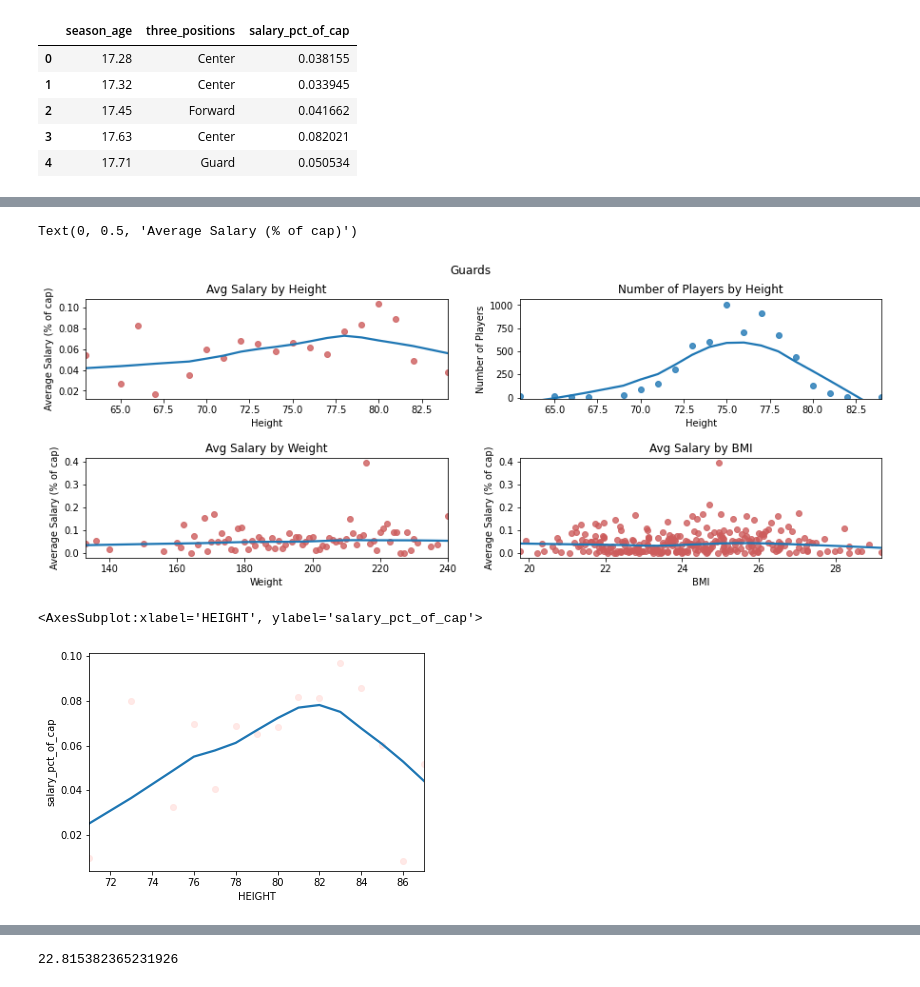
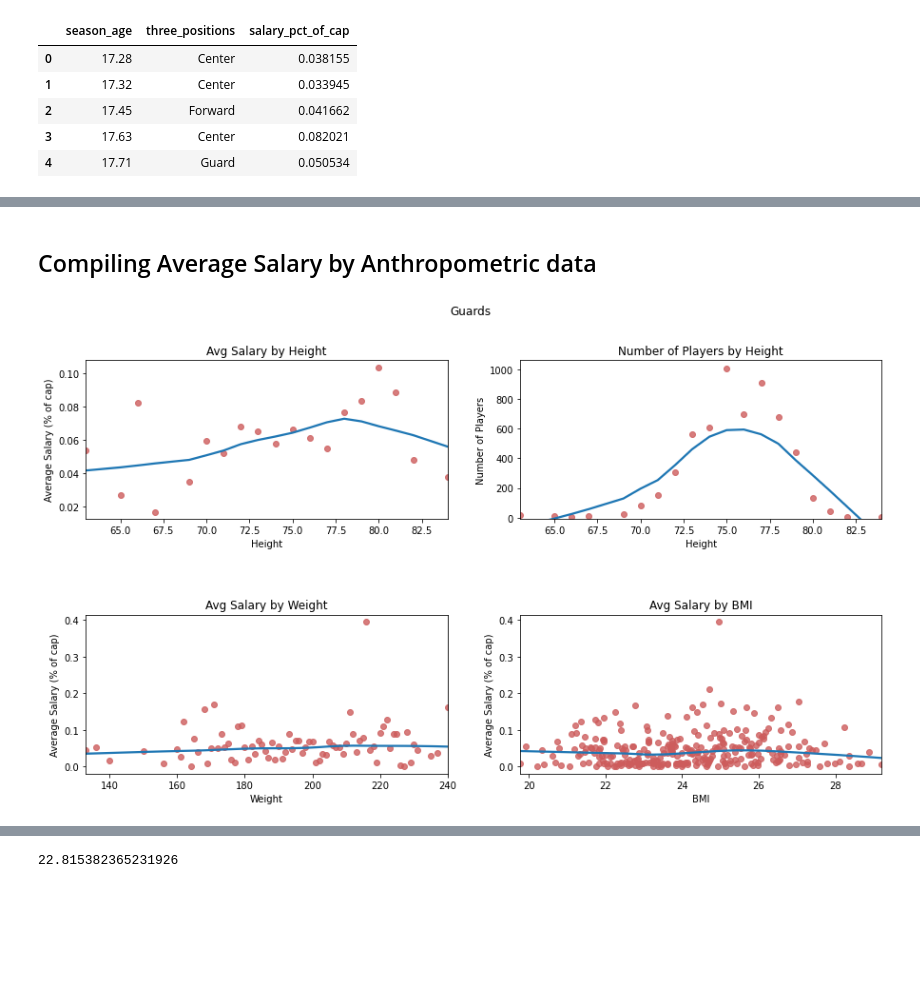
Before and after one commit to wfordh/nba_salaries_work, a Jupyter notebook: salary_analysis_plots.ipynb, the cells around one changed output, grey strips where cells are left out. Cells and saved outputs as stored; diff of their text form; code cells hidden in the pictures; blank space fills up the shorter version.

Commit message:
update main age curve plots

```diff
--- a/salary_analysis_plots.ipynb
+++ b/salary_analysis_plots.ipynb
@@ -428,3 +444,5 @@ sns.regplot(
+# %% [markdown]
+## Compiling Average Salary by Anthropometric data
 # %%
 player_salary_data["BMI"] = player_salary_data.apply(lambda row: 703.0*(row.WEIGHT / row.HEIGHT**2), axis=1)
 # %%
@@ -440,7 +458,7 @@ salary_bmi_data = player_salary_data.groupby(
     ["BMI", "three_positions"]
 ).salary_pct_of_cap.agg(["mean", "count"]).reset_index()
 # %%
-fig, ax = plt.subplots(2, 2, figsize=(15, 5))
+fig, ax = plt.subplots(2, 2, figsize=(15, 8))
 fig.suptitle("Guards")
 # fig.tight_layout(h_pad=4)
 plt.subplots_adjust(wspace=0.2, hspace=0.6)
@@ -467,43 +485,33 @@ sns.regplot(
 )
 ax[0, 1].set_title("Number of Players by Height")
 ax[0, 1].set_xlabel("Height")
 ax[0, 1].set_ylabel("Number of Players")
 ax[0, 1].set_ylim(bottom=-10)
 
 sns.regplot(
     data = salary_wt_data.loc[salary_wt_data.three_positions=="Guard"],
     x="WEIGHT",
     y="mean",
     lowess=True,
     scatter_kws={"color":"indianred"},
     ax=ax[1, 0]
 )
 ax[1, 0].set_title("Avg Salary by Weight")
 ax[1, 0].set_xlabel("Weight")
 ax[1, 0].set_ylabel("Average Salary (% of cap)")
 
 sns.regplot(
     data = salary_bmi_data.loc[salary_bmi_data.three_positions=="Guard"],
     x="BMI",
     y="mean",
     lowess=True,
     scatter_kws={"color":"indianred"},
     ax=ax[1, 1]
 )
 ax[1, 1].set_title("Avg Salary by BMI")
 ax[1, 1].set_xlabel("BMI")
 ax[1, 1].set_ylabel("Average Salary (% of cap)")
+
+plt.savefig("outputs/guards_avg_salary_graphs.png")
 # %% [output]
-Text(0, 0.5, 'Average Salary (% of cap)')
-[figure, old version]
+[figure, new version]
-# %%
-sns.regplot(
-    data = salary_ht_data.loc[salary_ht_data.three_positions=="Forward"],
-    x="HEIGHT",
-    y="salary_pct_of_cap",
-    lowess=True,
-    scatter_kws={"color":"mistyrose"}
-)
-# %% [output]
-<AxesSubplot:xlabel='HEIGHT', ylabel='salary_pct_of_cap'>
-[figure, removed]
```
Also changed, not shown: parts of 15 cells of this notebook.
